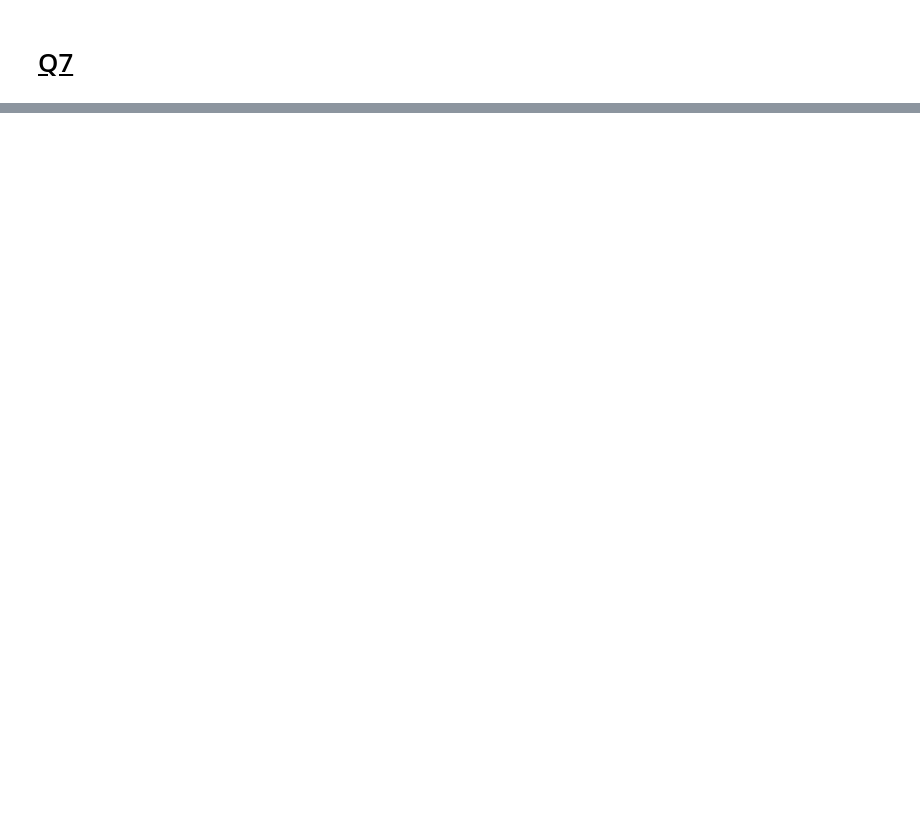
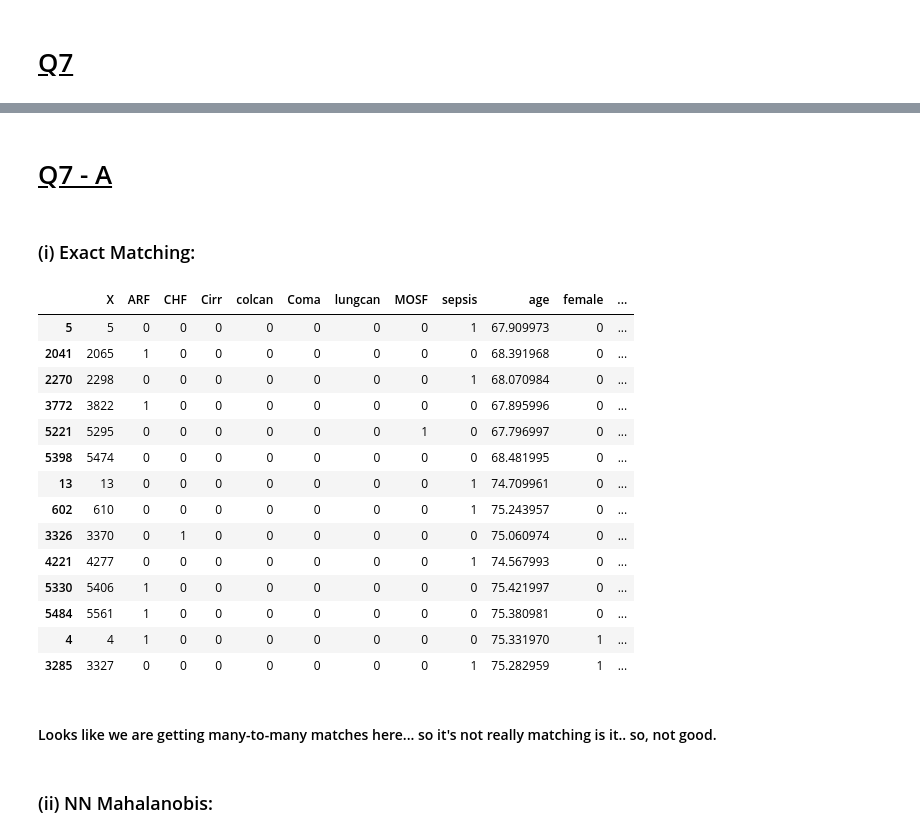
Before and after one commit to theitush/causal-inference, a Jupyter notebook: HW2/HW2.ipynb, the cells around one changed output, grey strips where cells are left out. Drawn from its saved outputs; the diff is of its cells as text; code cells hidden in the pictures; blank space fills up the shorter version.

```diff
--- a/HW2/HW2.ipynb
+++ b/HW2/HW2.ipynb
@@ -362,0 +406,13 @@ simulate_datasets(num_of_datasets=1000, sample_size=2500, with_interaction=True)
+# %% [markdown]
+# <U> Q7 - A
+# %%
+matching = {}
+# %%
+def show_first_3_matches(key, data=matching):
+    df = data[key]
+    column = key+'_pair'
+    matches = df.head(3)[column].values
+    matches_df = df[df[column].isin(matches)]
+    return matches_df.sort_values(by=column)
+# %% [markdown]
+### (i) Exact Matching:
@@ -362,0 +424,22 @@ simulate_datasets(num_of_datasets=1000, sample_size=2500, with_interaction=True)
+# %%
+show_first_3_matches('exact')
+# %% [output]
+|  | X | ARF | CHF | Cirr | colcan | Coma | lungcan | MOSF | sepsis | age | female | ... |
+| 5 | 5 | 0 | 0 | 0 | 0 | 0 | 0 | 0 | 1 | 67.909973 | 0 | ... |
+| 2041 | 2065 | 1 | 0 | 0 | 0 | 0 | 0 | 0 | 0 | 68.391968 | 0 | ... |
+| 2270 | 2298 | 0 | 0 | 0 | 0 | 0 | 0 | 0 | 1 | 68.070984 | 0 | ... |
+| 3772 | 3822 | 1 | 0 | 0 | 0 | 0 | 0 | 0 | 0 | 67.895996 | 0 | ... |
+| 5221 | 5295 | 0 | 0 | 0 | 0 | 0 | 0 | 1 | 0 | 67.796997 | 0 | ... |
+| 5398 | 5474 | 0 | 0 | 0 | 0 | 0 | 0 | 0 | 0 | 68.481995 | 0 | ... |
+| 13 | 13 | 0 | 0 | 0 | 0 | 0 | 0 | 0 | 1 | 74.709961 | 0 | ... |
+| 602 | 610 | 0 | 0 | 0 | 0 | 0 | 0 | 0 | 1 | 75.243957 | 0 | ... |
+| 3326 | 3370 | 0 | 1 | 0 | 0 | 0 | 0 | 0 | 0 | 75.060974 | 0 | ... |
+| 4221 | 4277 | 0 | 0 | 0 | 0 | 0 | 0 | 0 | 1 | 74.567993 | 0 | ... |
+| 5330 | 5406 | 1 | 0 | 0 | 0 | 0 | 0 | 0 | 0 | 75.421997 | 0 | ... |
+| 5484 | 5561 | 1 | 0 | 0 | 0 | 0 | 0 | 0 | 0 | 75.380981 | 0 | ... |
+| 4 | 4 | 1 | 0 | 0 | 0 | 0 | 0 | 0 | 0 | 75.331970 | 1 | ... |
+| 3285 | 3327 | 0 | 0 | 0 | 0 | 0 | 0 | 0 | 1 | 75.282959 | 1 | ... |
+# %% [markdown]
+#### Looks like we are getting many-to-many matches here... so it's not really matching is it.. so, not good.
+# %% [markdown]
+### (ii) NN Mahalanobis:
```
Also changed, not shown: parts of 26 cells of this notebook.
